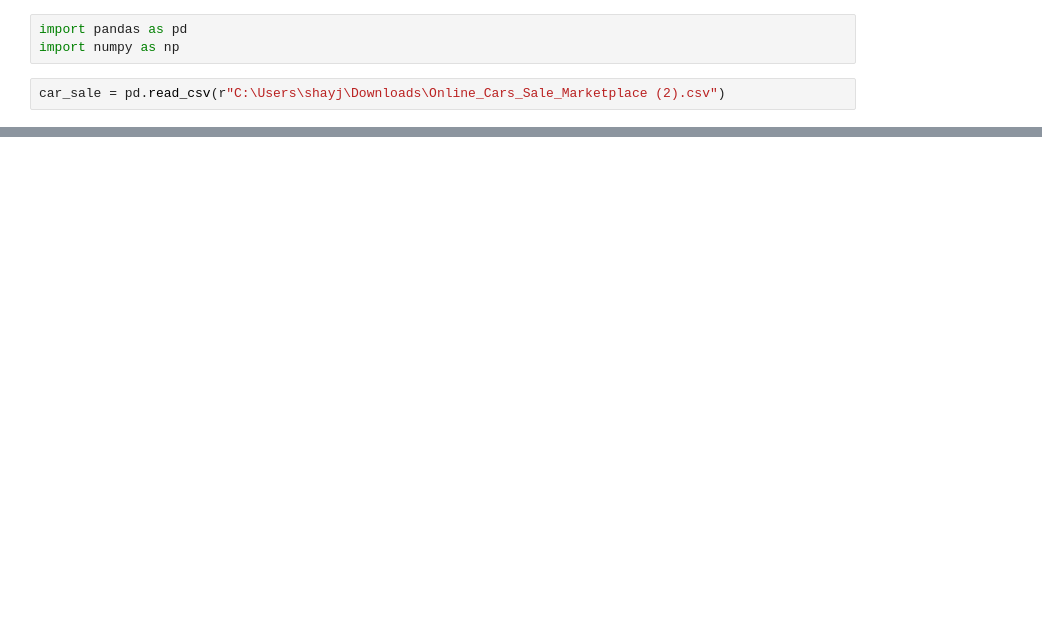
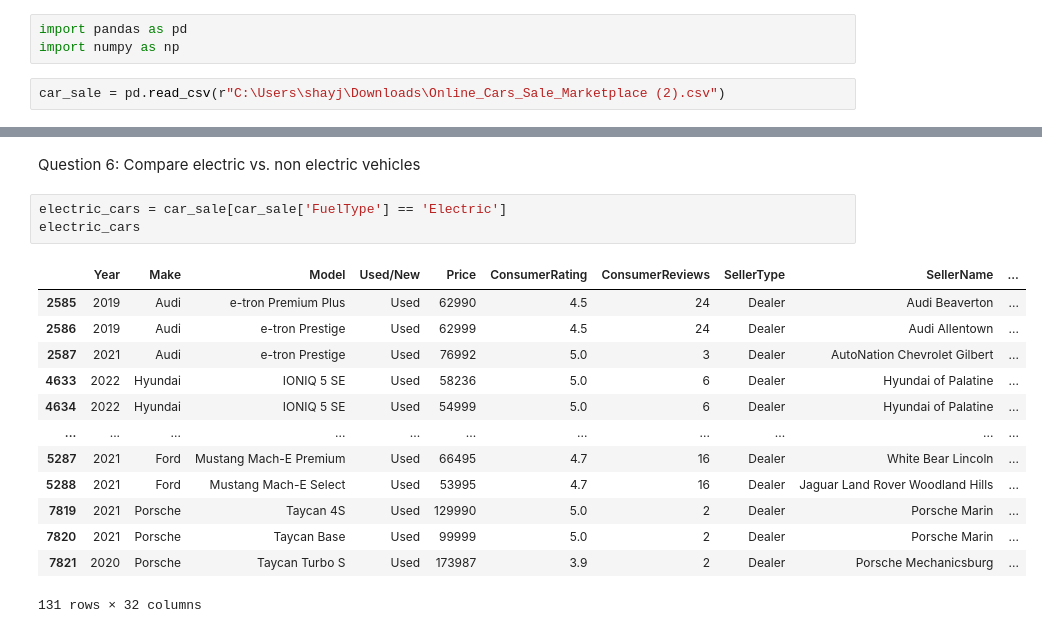
Before and after one commit to nvanderkaay/Data-Wizards-Group-Project, a Jupyter notebook: Justins-work-in-progress-folder/Question 6.ipynb, the cells around one changed output, grey strips where cells are left out. Drawn from its saved outputs; the diff is of its cells as text; blank space fills up the shorter version.

Commit message:
worked on question 6 and updated progress tracker

```diff
--- a/Justins-work-in-progress-folder/Question 6.ipynb
+++ b/Justins-work-in-progress-folder/Question 6.ipynb
@@ -20,0 +49,19 @@ car_sale
+# %% [markdown]
+Question 6:  Compare electric vs. non electric vehicles
+# %%
+electric_cars = car_sale[car_sale['FuelType'] == 'Electric']
+electric_cars
+# %% [output]
+|  | Year | Make | Model | Used/New | Price | ConsumerRating | ConsumerReviews | SellerType | SellerName | ... |
+| 2585 | 2019 | Audi | e-tron Premium Plus | Used | 62990 | 4.5 | 24 | Dealer | Audi Beaverton | ... |
+| 2586 | 2019 | Audi | e-tron Prestige | Used | 62999 | 4.5 | 24 | Dealer | Audi Allentown | ... |
+| 2587 | 2021 | Audi | e-tron Prestige | Used | 76992 | 5.0 | 3 | Dealer | AutoNation Chevrolet Gilbert | ... |
+| 4633 | 2022 | Hyundai | IONIQ 5 SE | Used | 58236 | 5.0 | 6 | Dealer | Hyundai of Palatine | ... |
+| 4634 | 2022 | Hyundai | IONIQ 5 SE | Used | 54999 | 5.0 | 6 | Dealer | Hyundai of Palatine | ... |
+| ... | ... | ... | ... | ... | ... | ... | ... | ... | ... | ... |
+| 5287 | 2021 | Ford | Mustang Mach-E Premium | Used | 66495 | 4.7 | 16 | Dealer | White Bear Lincoln | ... |
+| 5288 | 2021 | Ford | Mustang Mach-E Select | Used | 53995 | 4.7 | 16 | Dealer | Jaguar Land Rover Woodland Hills | ... |
+| 7819 | 2021 | Porsche | Taycan 4S | Used | 129990 | 5.0 | 2 | Dealer | Porsche Marin | ... |
+| 7820 | 2021 | Porsche | Taycan Base | Used | 99999 | 5.0 | 2 | Dealer | Porsche Marin | ... |
+| 7821 | 2020 | Porsche | Taycan Turbo S | Used | 173987 | 3.9 | 2 | Dealer | Porsche Mechanicsburg | ... |
+131 rows × 32 columns
```
Also changed, not shown: parts of 9 cells of this notebook, 1 other file.
